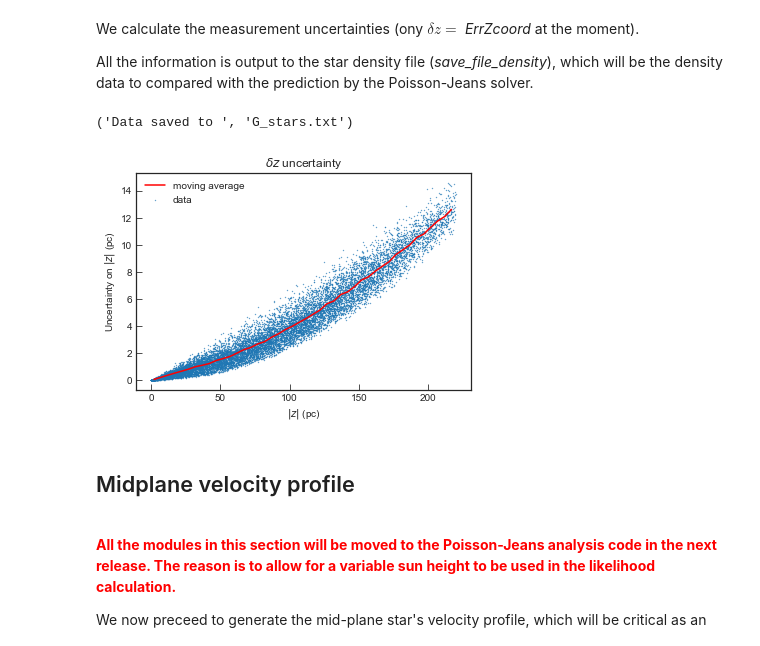
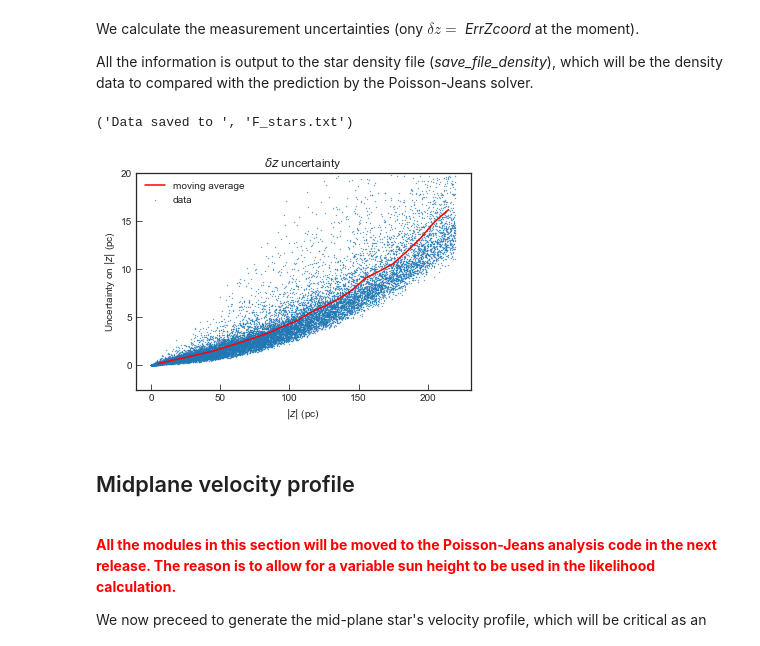
Before and after one commit to bbsonjohn/darkdisk, a Jupyter notebook: gaia_cut.ipynb, the cells around one changed output. Cells and saved outputs as stored; diff of their text form; code cells hidden in the pictures.

```diff
--- a/gaia_cut.ipynb
+++ b/gaia_cut.ipynb
@@ -261,7 +266,7 @@ def load_evfs(filename="default_evfs.txt"):
    return (zBins, evfs)
 
 def cut_evfs(starCat, sp, jk, mj, tgas):
-   tightness = True
+   tightness = False
    cut_indx = []
 
    jk_color_cut_upper, jk_color_cut_lower = find_jk_boundaries(starCat, sp)
@@ -279,8 +284,8 @@ def cut_evfs(starCat, sp, jk, mj, tgas):
 # %% [markdown]
 Perform the evfs color-magnitude cut and generate the evfs.
 # %%
-star_Cat = "G"
-zNBin_evfs = 40
+star_Cat = "F"
+zNBin_evfs = 100
 
 file_evfs = "evfs_" + star_Cat + ".txt"
 to_load_evfs = False
@@ -309,4 +314,6 @@ else:
 plt.plot(zspace_evfs, evfs_out)
 plt.ylabel("volume"); plt.xlabel("z (kpc)"); plt.title("effective volumes (evfs)")
 plt.show()
+
+print( 'star count after cut ', len(mj_evfs) )
 # %% [output]
@@ -322,7 +330,8 @@ def cut_stars(starCat, sp, jk, mj, tgas): # category cut and volume cut
    cut_indx = []
 
    jk_color_cut_upper, jk_color_cut_lower = find_jk_boundaries(starCat, sp)
-   color_cut =  (jk > jk_color_cut_upper)*(jk < jk_color_cut_lower)*(tgas['parallax']/tgas['parallax_error'] > (is_good_relplx(mj)))*(jk != 0.)
+   #color_cut =  (jk > jk_color_cut_upper)*(jk < jk_color_cut_lower)*(tgas['parallax']/tgas['parallax_error'] > (is_good_relplx(mj)))*(jk != 0.)
+   color_cut =  (jk > jk_color_cut_upper)*(jk < jk_color_cut_lower)*(tgas['parallax'] > min_plx)*(jk != 0.)
 
    jk = jk[color_cut]
    mj = mj[color_cut]
@@ -389,4 +398,6 @@ ax2.set_yscale('log'); ax2.legend();
 
 ax2.set_title("star log-density"); ax2.set_ylabel("log normalized density"); ax2.set_xlabel("z (kpc)");
 plt.show()
+
+print( 'star count after cut ', len(stars_categorized) )
 # %% [output]
@@ -426,37 +438,37 @@ bRad = bdeg*np.pi/180.
 ErrZcoord = np.abs(np.divide(1000.,plx**2)*np.sin(bRad)*e_plx)
 
 
 if dereddening:
    data = np.transpose( np.array([hipID,ldeg,bdeg,plx,e_plx,z_pc,evfs_weight, jk_categorized,mj_categorized, \
    mj_corr_categorized,jk_corr_categorized, pml,pmb,err_pml,covpm,covpm,ErrZcoord]) )
 else:
    data = np.transpose( np.array([hipID,ldeg,bdeg,plx,e_plx,z_pc,evfs_weight, jk_categorized,mj_categorized, \
    mj_categorized,jk_categorized, pml,pmb,err_pml,covpm,covpm,ErrZcoord]) )
 
 line_header = "# HpID, l (deg), b (deg), plx (mas), err_plx (mas), z_coord (pc), evfs_w, (B-V), AbsMag, AbsMag Corrected, \
 (B-V) Corrected, pm_l (mas/yr), pm_b (mas/yr), err_pml (mas/yr) , err_pmb (mas/yr), cov_pmlpmb, err_z_coord (pc)"
 
 np.savetxt(save_file_density, data, delimiter=',',header=line_header)
 
 print("Data saved to ", save_file_density)
 
 #-----------------------------------------------------------------------------------------------------------------
 
-dz_mving_avg_plt=5;
+dz_mving_avg_plt=10;
 zspace_hist_plt = np.linspace( 0. ,z_cyl_cut*1000., int(z_cyl_cut*1000./dz_mving_avg_plt)+1 )
 stars_zerr_plt, _, _ = plt.hist(np.abs(z_pc), zspace_hist_plt, weights=ErrZcoord)
 stars_zerr_plt_norm, _, _ = plt.hist(np.abs(z_pc), zspace_hist_plt)
 plt.clf()
 
 plt.scatter(np.abs(z_pc), ErrZcoord, s = 0.1, label='data')
 plt.plot(zspace_hist_plt[:-1]+dz_mving_avg_plt/2, stars_zerr_plt/stars_zerr_plt_norm, color='red', label='moving average')
 plt.legend()
 
-plt.title("$\delta z$ uncertainty"); plt.ylabel("Uncertainty on $|z|$ (pc)"); plt.xlabel("$|z|$ (pc)");
+plt.title("$\delta z$ uncertainty"); plt.ylabel("Uncertainty on $|z|$ (pc)"); plt.xlabel("$|z|$ (pc)"); plt.ylim(ymax=20)
 plt.show()
 # %% [output]
-('Data saved to ', 'G_stars.txt')
+('Data saved to ', 'F_stars.txt')
-[figure, old version]
+[figure, new version]
 # %% [markdown]
 ## Midplane velocity profile
 <br />
```
Also changed, not shown: parts of 6 cells of this notebook, 3 other files.
